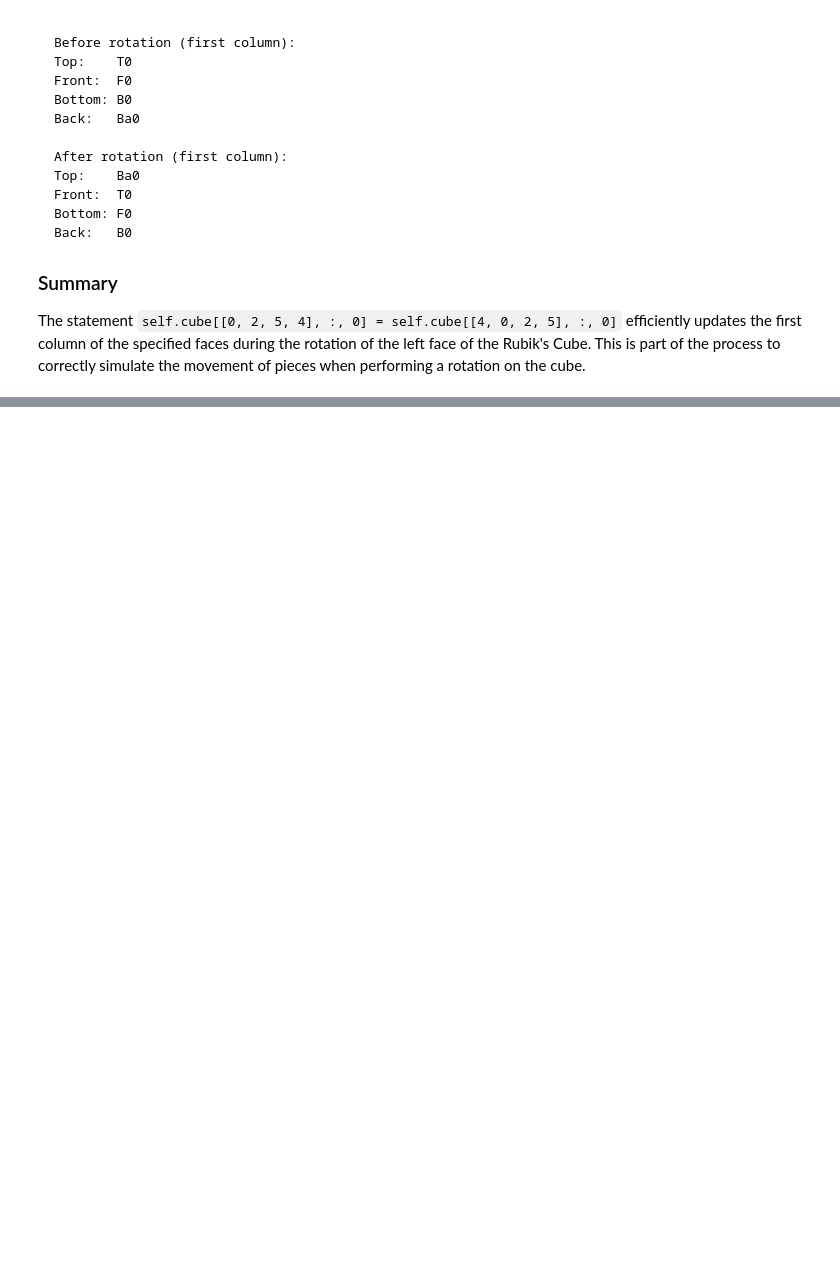
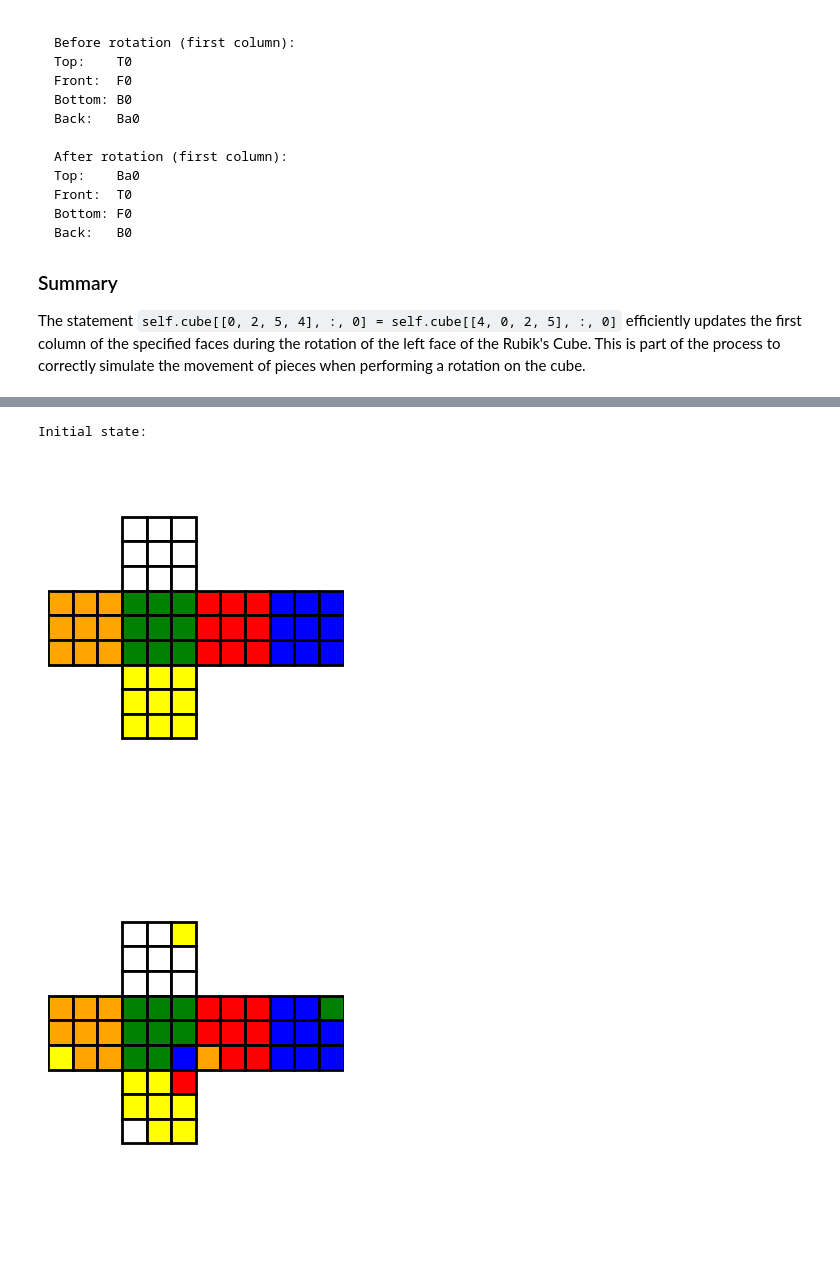
Before and after one commit to everestso/Summer24, a Jupyter notebook: RubikCube2.ipynb, the cells around one changed output, grey strips where cells are left out. Drawn from its saved outputs; the diff is of its cells as text; code cells hidden in the pictures; blank space fills up the shorter version.

```diff
--- a/RubikCube2.ipynb
+++ b/RubikCube2.ipynb
@@ -410,0 +621,17 @@ The statement `self.cube[[0, 2, 5, 4], :, 0] = self.cube[[4, 0, 2, 5], :, 0]` ef
+# %%
+M1 = ["R", "U'", "R'", "U"]
+M2 = ["U'", "R", "U", "R'"]
+ApplyMacro = lambda mSeq: [cube.perform_moves(m) for m in mSeq]
+
+cube = RubiksCube()
+print("Initial state:")
+cube.plot_cube()
+Final_4_2 = [['D2'], ["U'", "R", "U", "R'"], ["U'", "R", "U", "R'"], ["D2"], ["U'", "R", "U", "R'"], ["U'", "R", "U", "R'"], ["U'", "R", "U", "R'"], ["U'", "R", "U", "R'"]]
+Part1 = [["D2"]]
+Part2 = [["U'", "R", "U", "R'"], ["U'", "R", "U", "R'"]]
+ApplyMacro(Final_4_2)
+cube.plot_cube()
+# %% [output]
+Initial state:
+[figure, added]
+[figure, added]
```
Also changed, not shown: parts of 5 cells of this notebook.
